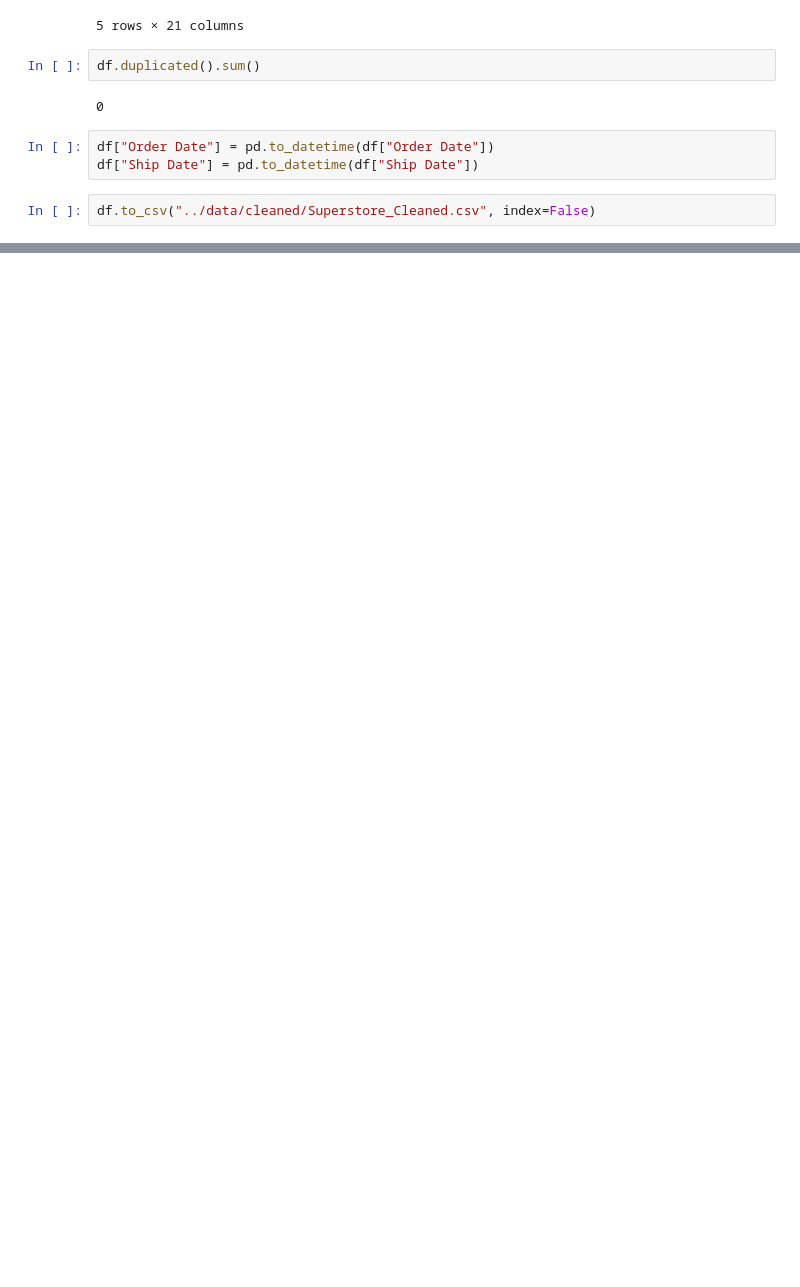
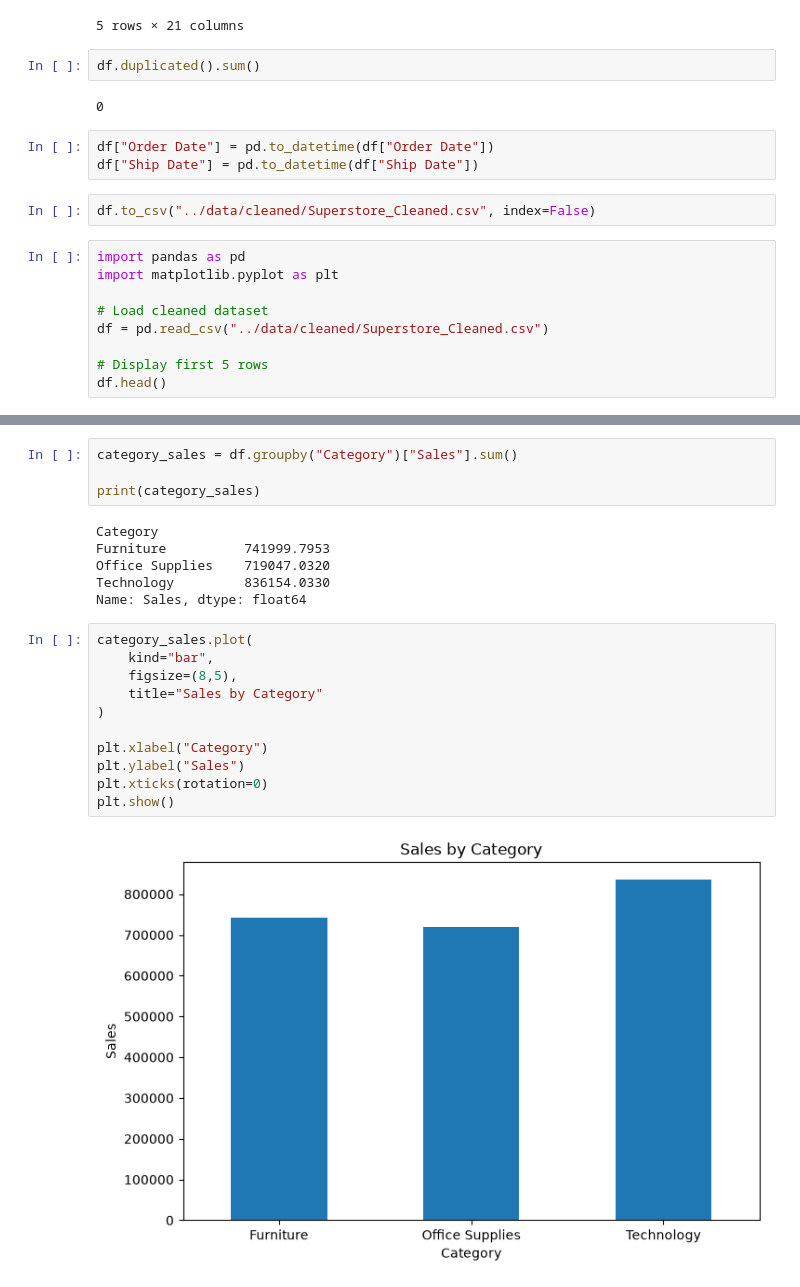
Before and after one commit to gayatrigaikwad36108-max/Superstore-Sales-Performance-Report, a Jupyter notebook: notebook/Superstore_Analysis.ipynb, the cells around one changed output, grey strips where cells are left out. Cells and saved outputs as stored; diff of their text form; blank space fills up the shorter version.

```diff
--- a/notebook/Superstore_Analysis.ipynb
+++ b/notebook/Superstore_Analysis.ipynb
@@ -83,3 +83,12 @@ df["Order Date"] = pd.to_datetime(df["Order Date"])
 df["Ship Date"] = pd.to_datetime(df["Ship Date"])
 # %%
 df.to_csv("../data/cleaned/Superstore_Cleaned.csv", index=False)
+# %%
+import pandas as pd
+import matplotlib.pyplot as plt
+
+# Load cleaned dataset
+df = pd.read_csv("../data/cleaned/Superstore_Cleaned.csv")
+
+# Display first 5 rows
+df.head()
@@ -85,0 +121,23 @@ df.to_csv("../data/cleaned/Superstore_Cleaned.csv", index=False)
+# %%
+category_sales = df.groupby("Category")["Sales"].sum()
+
+print(category_sales)
+# %% [output]
+Category
+Furniture          741999.7953
+Office Supplies    719047.0320
+Technology         836154.0330
+Name: Sales, dtype: float64
+# %%
+category_sales.plot(
+    kind="bar",
+    figsize=(8,5),
+    title="Sales by Category"
+)
+
+plt.xlabel("Category")
+plt.ylabel("Sales")
+plt.xticks(rotation=0)
+plt.show()
+# %% [output]
+[figure, added]
```
Also changed, not shown: parts of 26 cells of this notebook, 10 other files.
